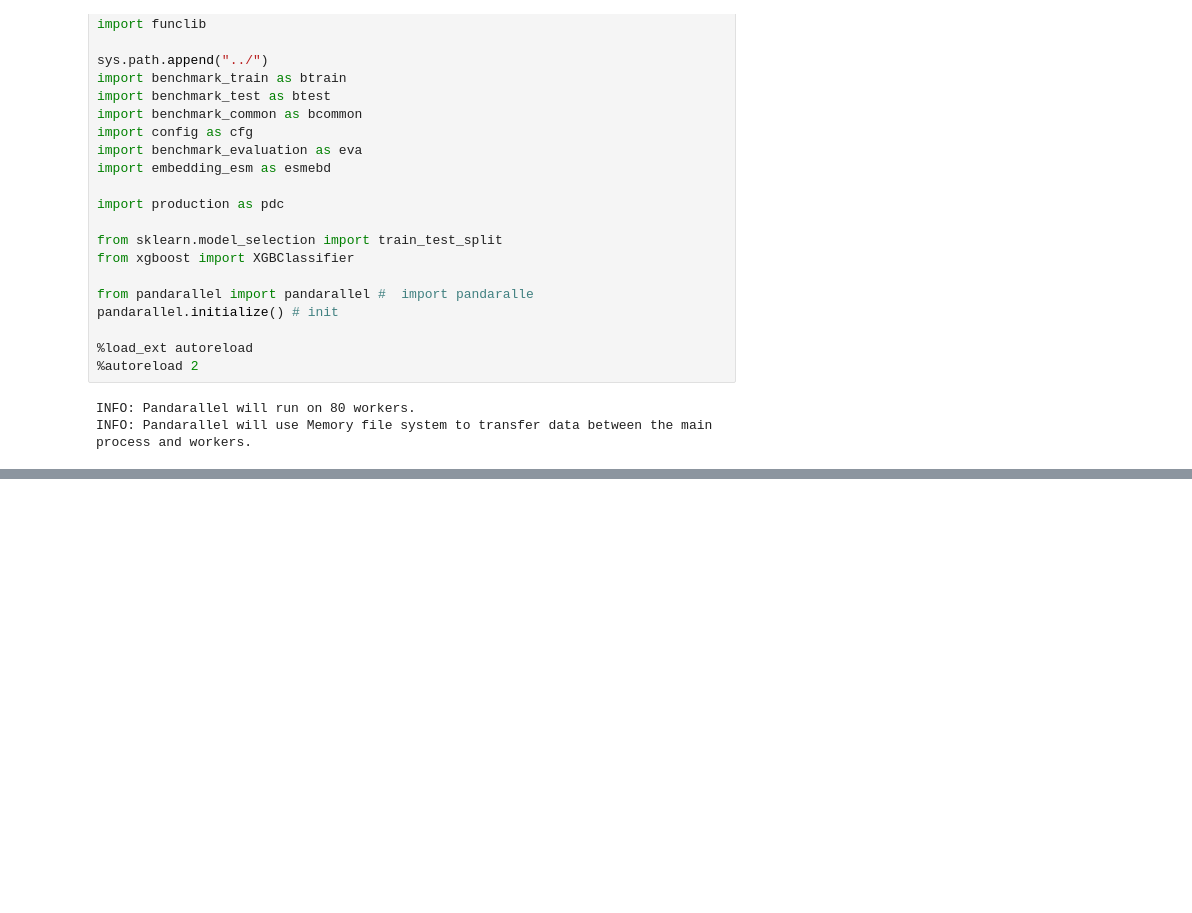
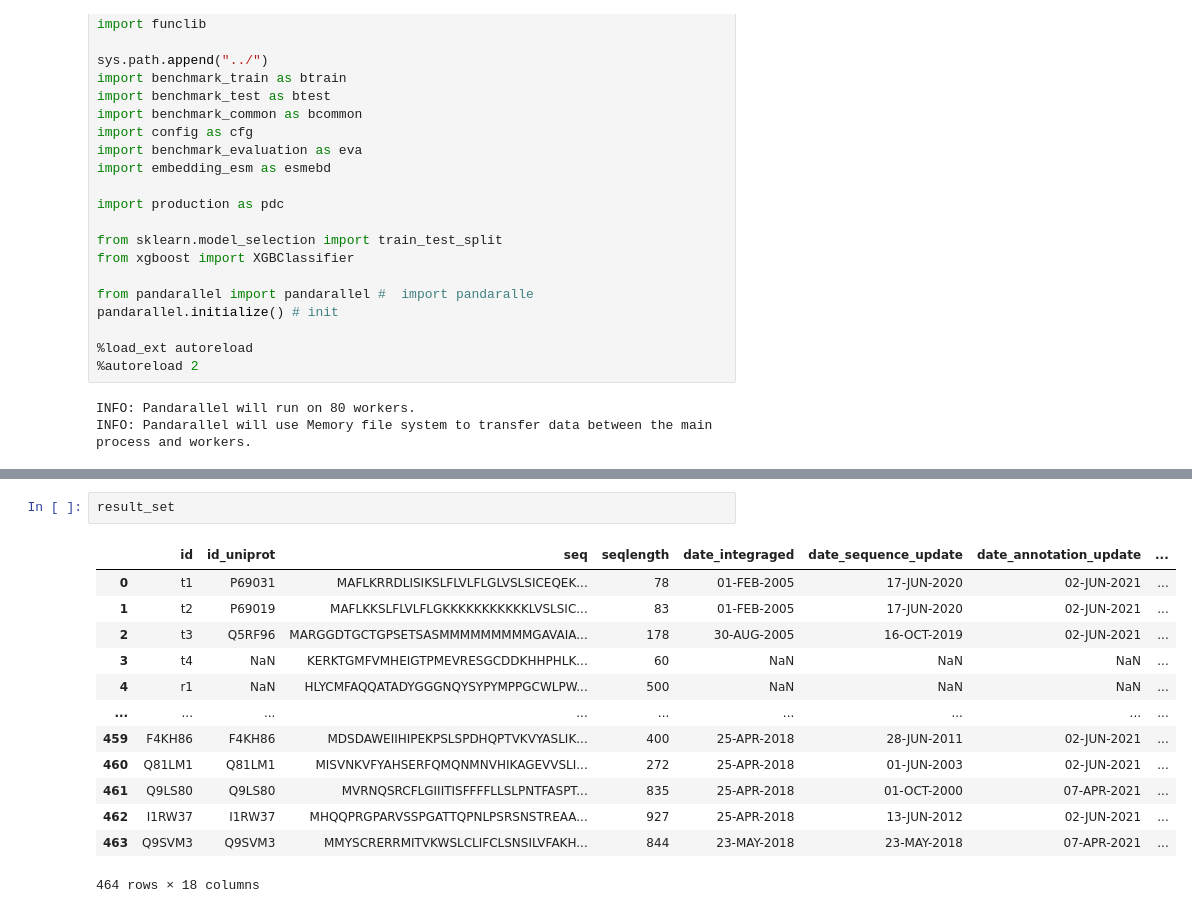
Before and after one commit to kingstdio/ECRECer, a Jupyter notebook: tasks/test.ipynb, the cells around one changed output, grey strips where cells are left out. Drawn from its saved outputs; the diff is of its cells as text; blank space fills up the shorter version.

```diff
--- a/tasks/test.ipynb
+++ b/tasks/test.ipynb
@@ -168,0 +275,16 @@ len(noExist_data)
+# %%
+result_set
+# %% [output]
+|  | id | id_uniprot | seq | seqlength | date_integraged | date_sequence_update | date_annotation_update | ... |
+| 0 | t1 | P69031 | MAFLKRRDLISIKSLFLVLFLGLVSLSICEQEK... | 78 | 01-FEB-2005 | 17-JUN-2020 | 02-JUN-2021 | ... |
+| 1 | t2 | P69019 | MAFLKKSLFLVLFLGKKKKKKKKKKKLVSLSIC... | 83 | 01-FEB-2005 | 17-JUN-2020 | 02-JUN-2021 | ... |
+| 2 | t3 | Q5RF96 | MARGGDTGCTGPSETSASMMMMMMMMMGAVAIA... | 178 | 30-AUG-2005 | 16-OCT-2019 | 02-JUN-2021 | ... |
+| 3 | t4 | NaN | KERKTGMFVMHEIGTPMEVRESGCDDKHHPHLK... | 60 | NaN | NaN | NaN | ... |
+| 4 | r1 | NaN | HLYCMFAQQATADYGGGNQYSYPYMPPGCWLPW... | 500 | NaN | NaN | NaN | ... |
+| ... | ... | ... | ... | ... | ... | ... | ... | ... |
+| 459 | F4KH86 | F4KH86 | MDSDAWEIIHIPEKPSLSPDHQPTVKVYASLIK... | 400 | 25-APR-2018 | 28-JUN-2011 | 02-JUN-2021 | ... |
+| 460 | Q81LM1 | Q81LM1 | MISVNKVFYAHSERFQMQNMNVHIKAGEVVSLI... | 272 | 25-APR-2018 | 01-JUN-2003 | 02-JUN-2021 | ... |
+| 461 | Q9LS80 | Q9LS80 | MVRNQSRCFLGIIITISFFFFLLSLPNTFASPT... | 835 | 25-APR-2018 | 01-OCT-2000 | 07-APR-2021 | ... |
+| 462 | I1RW37 | I1RW37 | MHQQPRGPARVSSPGATTQPNLPSRSNSTREAA... | 927 | 25-APR-2018 | 13-JUN-2012 | 02-JUN-2021 | ... |
+| 463 | Q9SVM3 | Q9SVM3 | MMYSCRERRMITVKWSLCLIFCLSNSILVFAKH... | 844 | 23-MAY-2018 | 23-MAY-2018 | 07-APR-2021 | ... |
+464 rows × 18 columns
```
Also changed, not shown: parts of 11 cells of this notebook, 3 other files.
